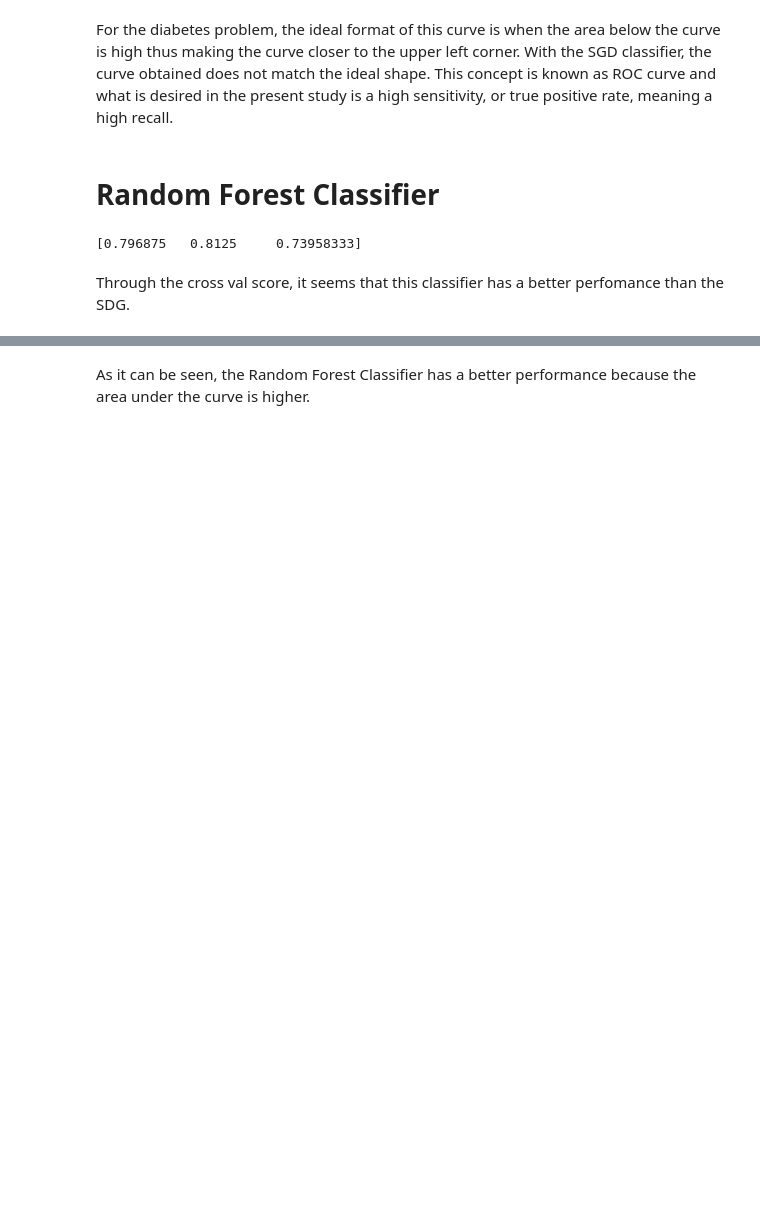
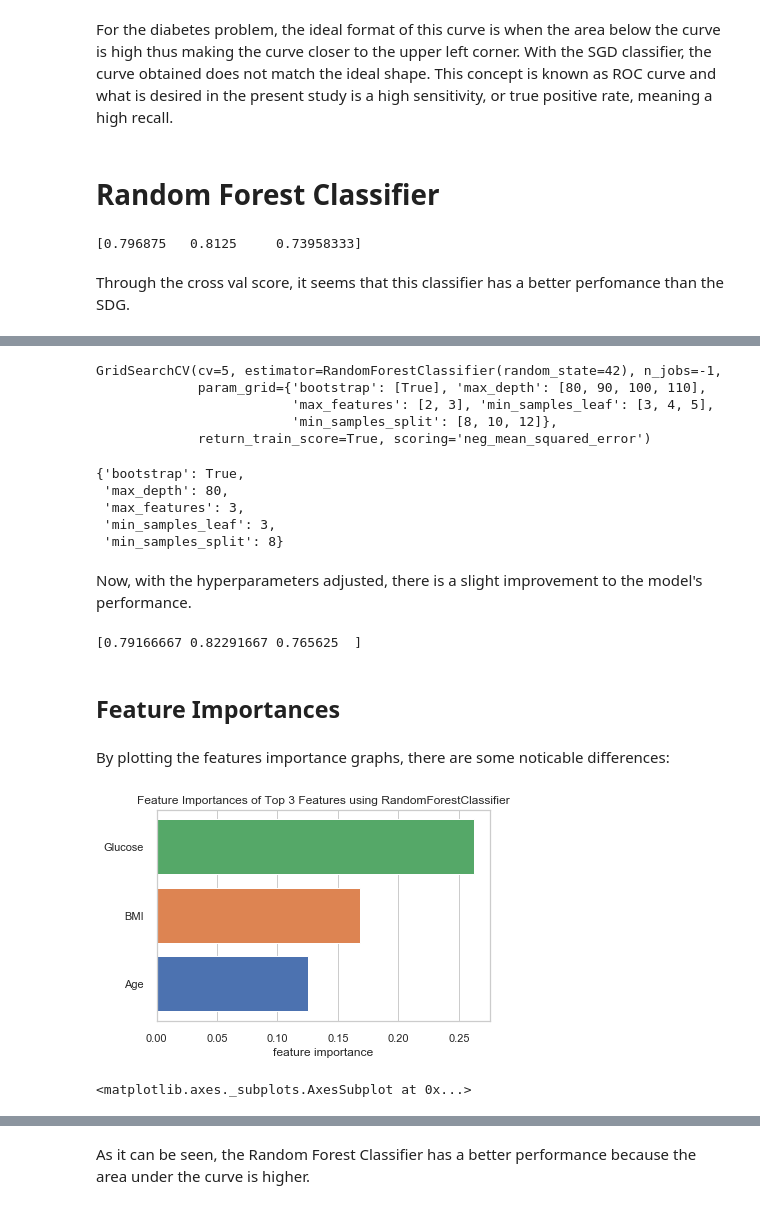
Before and after one commit to MatFreitas/diabetes-predictor, a Jupyter notebook: Projeto .ipynb, the cells around one changed output, grey strips where cells are left out. Drawn from its saved outputs; the diff is of its cells as text; code cells hidden in the pictures; blank space fills up the shorter version.

```diff
--- a/Projeto .ipynb
+++ b/Projeto .ipynb
@@ -399,11 +469,0 @@ plt.show()
-# %%
-from sklearn.metrics import accuracy_score
-
-
-sgd_clf.fit(diabetes_train, diabetes_labels)
-
-
-y_pred=sgd_clf.predict(strat_test_set)
-
-acc = accuracy_score(y_test, y_pred)
-print('Regressão logistica: acurácia = {:.2f}'.format(acc))
@@ -437,0 +504,61 @@ Through the cross val score, it seems that this classifier has a better perfoman
+# %%
+param_grid = {
+    'bootstrap': [True],
+    'max_depth': [80, 90, 100, 110],
+    'max_features': [2, 3],
+    'min_samples_leaf': [3, 4, 5],
+    'min_samples_split': [8, 10, 12],
+}
+
+forest_clf_grid = GridSearchCV(
+    forest_clf,  # Modelo
+    param_grid,  # Grid
+    cv=5,  # Partições de C.V.
+    scoring='neg_mean_squared_error',
+    return_train_score=True,
+    n_jobs=-1,
+)
+# %%
+forest_clf_grid.fit(diabetes_train, diabetes_labels)
+# %% [output]
+GridSearchCV(cv=5, estimator=RandomForestClassifier(random_state=42), n_jobs=-1,
+             param_grid={'bootstrap': [True], 'max_depth': [80, 90, 100, 110],
+                         'max_features': [2, 3], 'min_samples_leaf': [3, 4, 5],
+                         'min_samples_split': [8, 10, 12]},
+             return_train_score=True, scoring='neg_mean_squared_error')
+# %%
+forest_clf_grid.best_params_
+# %% [output]
+{'bootstrap': True,
+ 'max_depth': 80,
+ 'max_features': 3,
+ 'min_samples_leaf': 3,
+ 'min_samples_split': 8}
+# %% [markdown]
+Now, with the hyperparameters adjusted, there is a slight improvement to the model's performance.
+# %%
+t1 = time.process_time()
+res = cross_val_score(
+    forest_clf_grid,
+    diabetes_train,
+    diabetes_labels,
+    cv=3,
+    scoring="accuracy",
+    n_jobs=-1,
+)
+t2 = time.process_time()
+
+print(res)
+# %% [output]
+[0.79166667 0.82291667 0.765625  ]
+# %% [markdown]
+## Feature Importances
+# %% [markdown]
+By plotting the features importance graphs, there are some noticable differences:
+# %%
+viz = FeatureImportances(forest_clf, relative=False, topn=3)
+viz.fit(diabetes_train, diabetes_labels)
+viz.show()
+# %% [output]
+[figure, added]
+<matplotlib.axes._subplots.AxesSubplot at 0x...>
```
Also changed, not shown: parts of 64 cells of this notebook.
